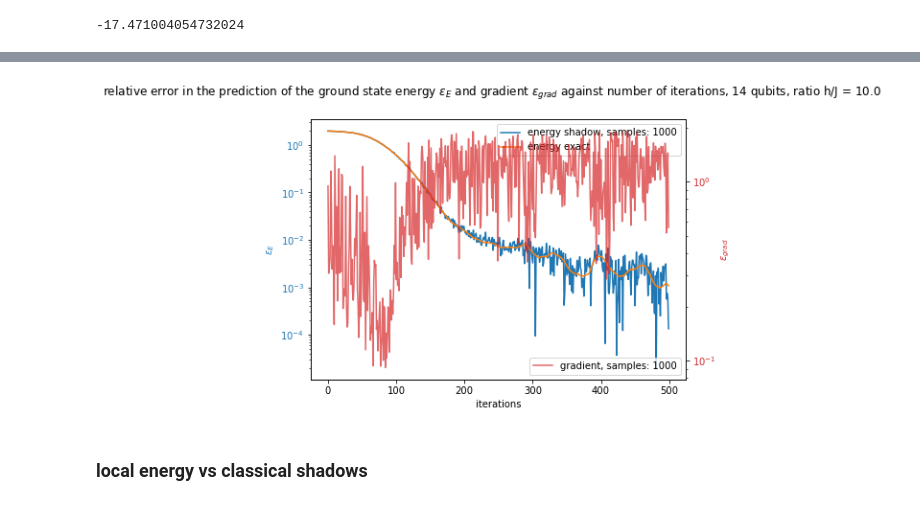
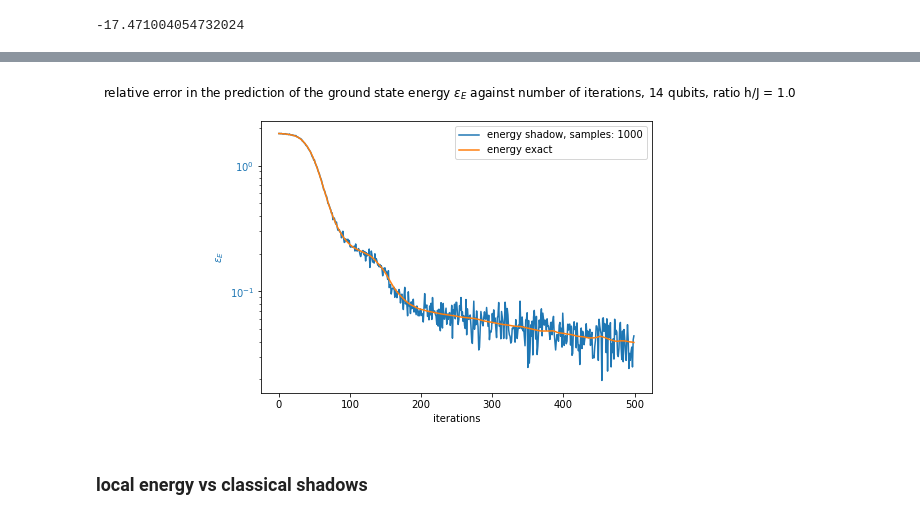
Before and after one commit to LennartBuerger/classical-shadows-for-1d-TFIM-energy-estimation, a Jupyter notebook: display_data/mps_display.ipynb, the cells around one changed output, grey strips where cells are left out. Saved outputs shown, nothing was run; the diff lists cells and outputs as text; code cells hidden in the pictures.

Commit message:
changed local energy comparison plot and shadow energy, exact eenergy plot

```diff
--- a/display_data/mps_display.ipynb
+++ b/display_data/mps_display.ipynb
@@ -380,6 +380,7 @@ progress: 498 / 500
 progress: 499 / 500
 progress: 500 / 500
 # %%
+num_of_measurements_per_rot = np.array([500])
 save_direc_shadow_accuracy = Path('data/optim/shadow_grad_accuracies' + str(num_of_measurements_per_rot[0]) + '.npy')
 accuracy_shadow_loaded = np.load(save_direc_shadow_accuracy, allow_pickle=True)
 save_direc_brute_grad = Path('data/optim/brute_grad_accuracies.npy')
@@ -728,20 +709,17 @@ for num in range(np.size(num_of_measurements_per_rot)):
 
         accuracy_shadow[num, i] = np.abs(energy_shadow - energy_brute) / np.abs(energy_brute)
         param_vec_brute = random_param_vec_shadow.clone().detach()
-        param_vec_brute.requires_grad_(True)
         mps.from_param_vec(param_vec = param_vec_brute)
         psi = mps.to_state_vector()
 
         energy_exact = psi.conj() @ hamiltonian @ psi / (psi.conj() @ psi)
         accuracy_exact[num, i] = np.abs(energy_exact.detach() - energy_brute) / np.abs(energy_brute)
-        energy_exact.backward()
-        accuracy_grad_pred[num, i] = pt.linalg.norm(param_vec_brute.grad / pt.linalg.norm(param_vec_brute.grad) - grad_energy_shadow / pt.linalg.norm(grad_energy_shadow))
         random_param_vec_shadow.grad = grad_energy_shadow
         opt.step()
         print('progress: ' + str(i+1) + ' / ' + str(step_num))
         print(f'loss = {accuracy_shadow[num, i]}')
         print(f'grad_pred accuracy = {accuracy_grad_pred[num, i]}')
-    save_direc_shadow_accuracy = Path('data/optim/shadow_grad_accuracies' + str(num_of_measurements_per_rot[num]) + '10er_ratio.npy')
+    save_direc_shadow_accuracy = Path('data/optim/shadow_grad_accuracies' + str(num_of_measurements_per_rot[num]) + '1er_ratio_new_run.npy')
     np.save(save_direc_shadow_accuracy, accuracy_shadow)
 # %% [output]
 starting meas_num 500
@@ -764,33 +742,24 @@ grad_pred accuracy = 0.5546593440455952
 # %%
-save_direc_shadow_accuracy = Path('data/optim/shadow_grad_accuracies' + str(num_of_measurements_per_rot[0]) + '10er_ratio.npy')
+save_direc_shadow_accuracy = Path('data/optim/shadow_grad_accuracies' + str(num_of_measurements_per_rot[0]) + '1er_ratio_new_run.npy')
 accuracy_shadow_loaded = np.load(save_direc_shadow_accuracy, allow_pickle=True)
 # %%
 fig, axs = plt.subplots(1)
 fig.set_figheight(5)
 fig.set_figwidth(7)
-fig.suptitle('relative error in the prediction of the ground state energy $\epsilon_E$ and gradient $\epsilon_{grad}$ against number of iterations, ' + str(qubit_num) + ' qubits, ratio h/J = ' + str(ratio_h_j) )
+fig.suptitle('relative error in the prediction of the ground state energy $\epsilon_E$ against number of iterations, ' + str(qubit_num) + ' qubits, ratio h/J = ' + str(ratio_h_j) )
 step_num = 500
 
 for num in range(np.size(num_of_measurements_per_rot)):
     color = 'tab:blue'
     axs.set(yscale = 'log', xlabel='iterations')
     axs.set_ylabel('$\epsilon_E$', color=color)
     axs.tick_params(axis='y', labelcolor=color)
-    axs2 = axs.twinx()
-    color = 'tab:red'
-    axs2.plot(np.arange(0,step_num), accuracy_grad_pred[num, 0:step_num], label='gradient, samples: ' + str(2 * num_of_measurements_per_rot[num]), color = color, alpha=0.7)
-    color = 'tab:blue'
     axs.plot(np.arange(0, step_num), accuracy_shadow_loaded[num, 0:step_num], label='energy shadow, samples: ' + str(2 * num_of_measurements_per_rot[num]), color = color)
     color = 'tab:orange'
     axs.plot(np.arange(0, step_num), accuracy_exact[num, 0:step_num], label='energy exact', color=color)
-    color = 'tab:red'
-    axs2.set(yscale = 'log')
-    axs2.set_ylabel(ylabel='$\epsilon_{grad}$', color = color)
-    axs2.tick_params(axis='y', labelcolor=color)
     axs.legend()
-    axs2.legend()
 # %% [output]
-[figure, old version]
+[figure, new version]
 # %% [markdown]
 ### local energy vs classical shadows
 # %%
```
Also changed, not shown: parts of 4 cells of this notebook, 1 other file.
